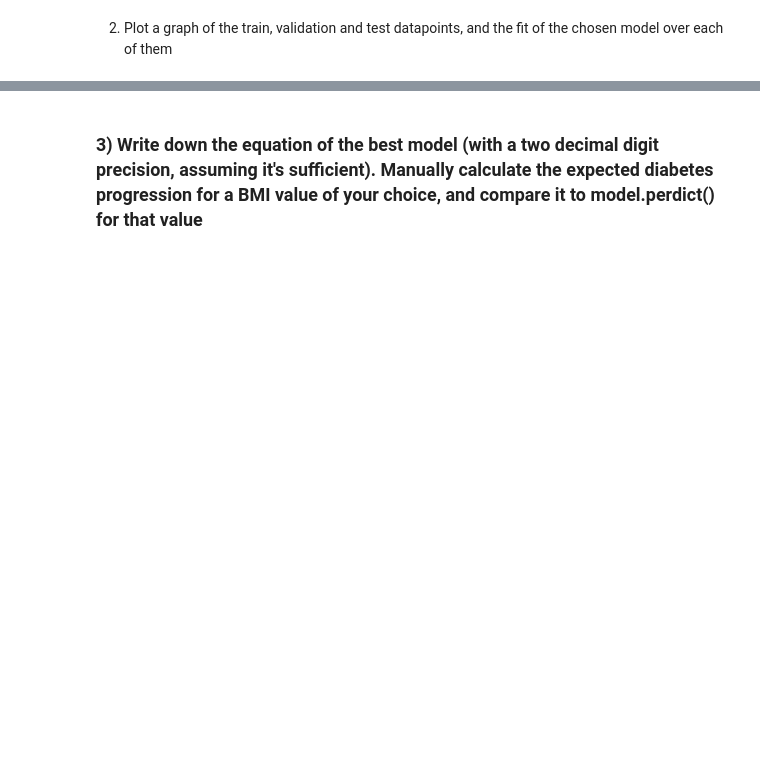
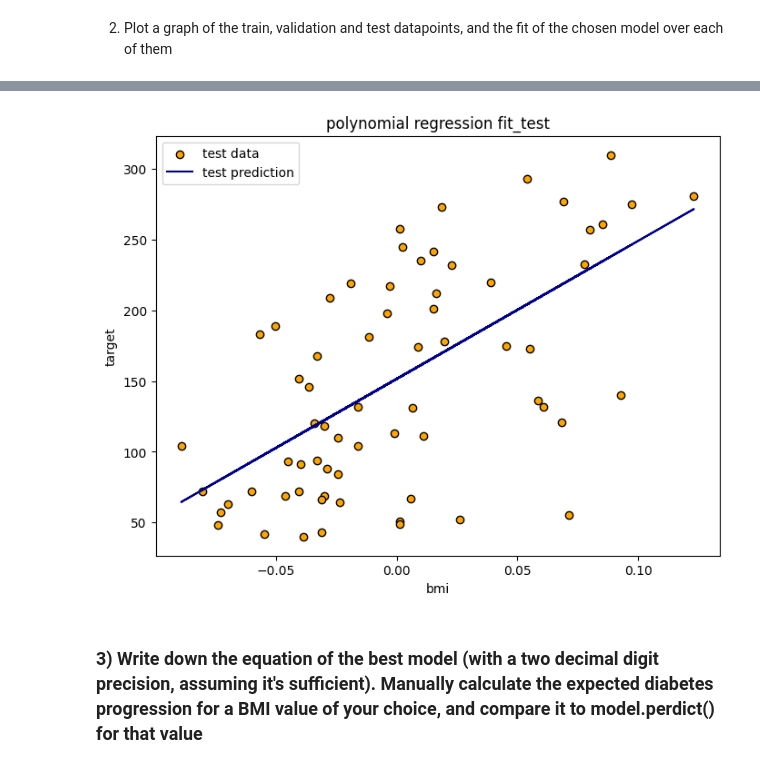
Before and after one commit to dut0817/CSCN8010-labs, a Jupyter notebook: risk_of_diabetes.ipynb, the cells around one changed output, grey strips where cells are left out. Cells and saved outputs as stored; diff of their text form; code cells hidden in the pictures; blank space fills up the shorter version.

```diff
--- a/risk_of_diabetes.ipynb
+++ b/risk_of_diabetes.ipynb
@@ -290,3 +284,14 @@ plot_model(test_X['bmi'], test['target'], model1)
+# %%
+plt.figure(figsize=(8,6))
+plt.scatter(test[['bmi']], test[['target']], label='test data', edgecolors='black', color='orange', marker='o')
+plt.plot(test[['bmi']], model1.predict(test[['bmi']]), label='test prediction', color = 'darkblue')
+plt.title('polynomial regression fit_test')
+plt.xlabel('bmi')
+plt.ylabel('target')
+plt.legend()
+plt.show()
+# %% [output]
+[figure, added]
 # %% [markdown]
 ### 3) Write down the equation of the best model (with a two decimal digit precision, assuming it's sufficient). Manually calculate the expected diabetes progression for a BMI value of your choice, and compare it to model.perdict() for that value
 # %%
```
Also changed, not shown: parts of 20 cells of this notebook, 1 other file.
